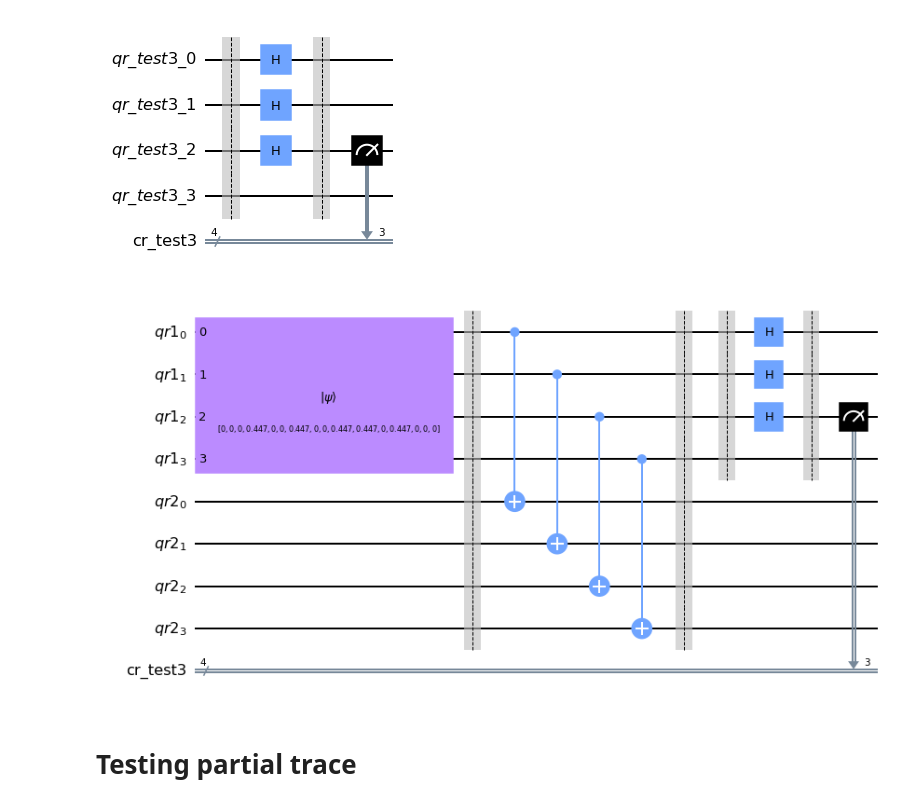
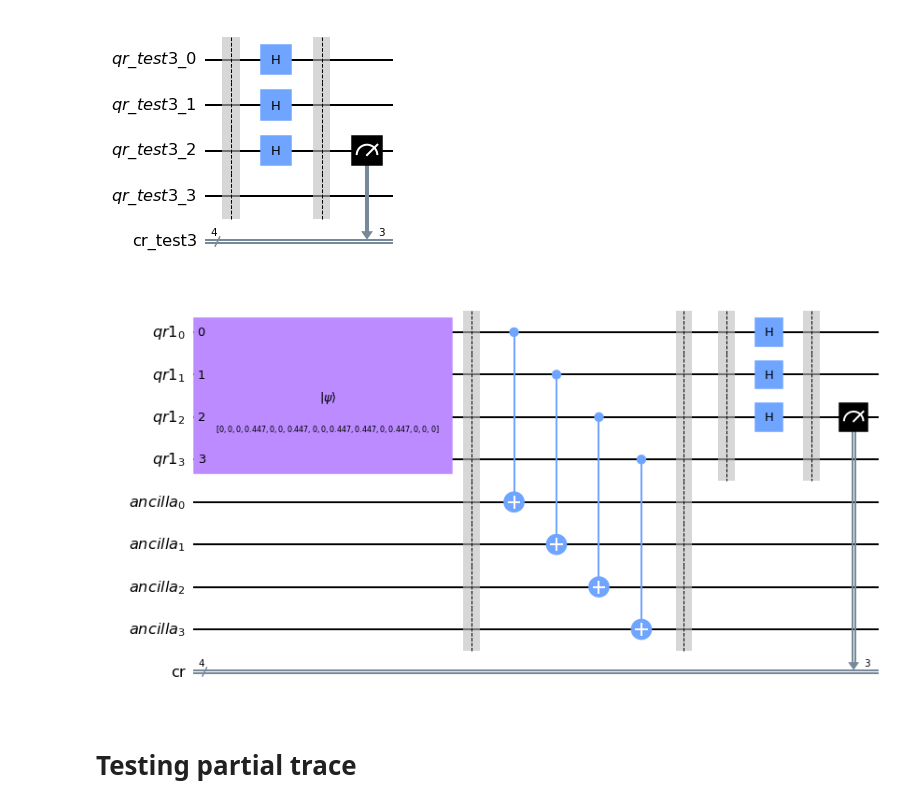
Before and after one commit to KathrinKoenig/QuantumTopologicalDataAnalysis, a Jupyter notebook: Code/initialize_state.ipynb, the cells around one changed output. Drawn from its saved outputs; the diff is of its cells as text; code cells hidden in the pictures.

```diff
--- a/Code/initialize_state.ipynb
+++ b/Code/initialize_state.ipynb
@@ -96,10 +98,10 @@ qc_test.draw('mpl')
 # %% [output]
 [figure]
 # %%
-qc_composed = initialize_circuit_with_projector(S1, qc_test)
-qc_composed.draw('mpl')
+qc = qtda.initialize_projector(S1, qc_test)
+qc.draw('mpl')
 # %% [output]
-[figure, old version]
+[figure, new version]
 # %% [markdown]
 # Testing partial trace
 # %%
```
Also changed, not shown: parts of 3 cells of this notebook, 1 other file.
